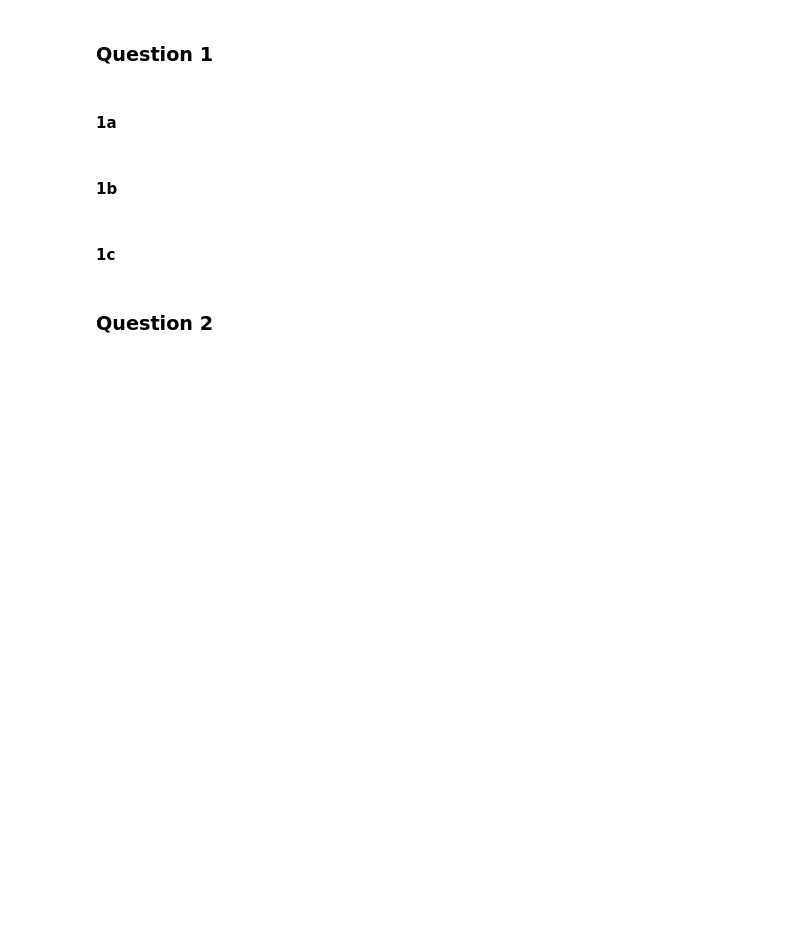
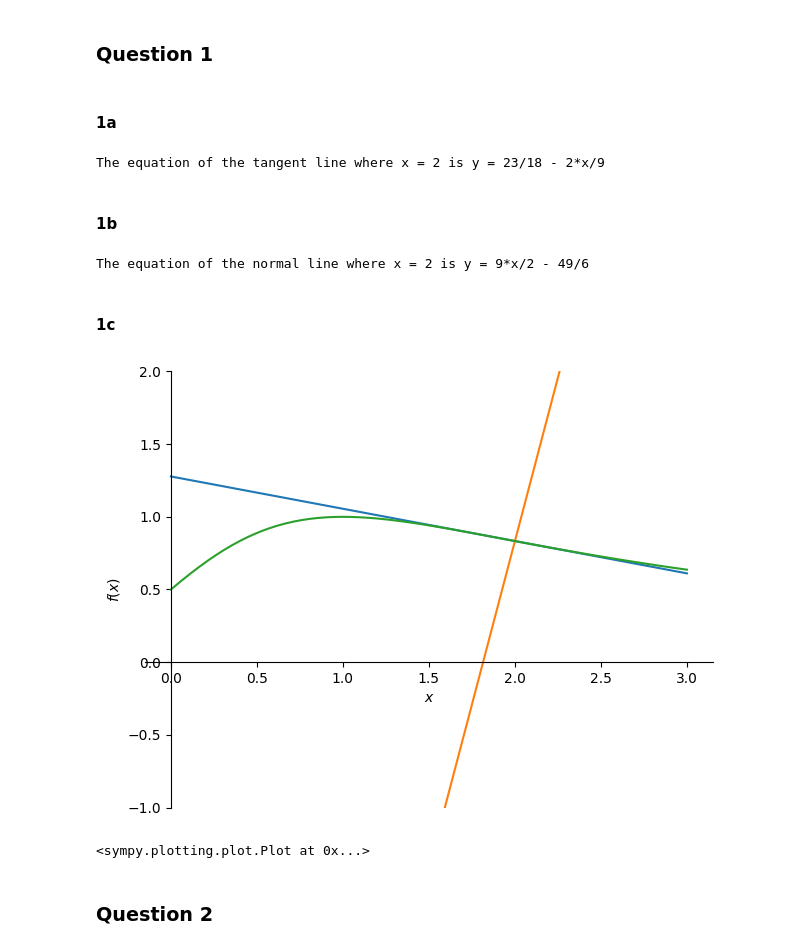
Before and after one commit to kleithegreat/second-brain, a Jupyter notebook: tamu/MATH 151/repos/Python Lab 4/Lab4temp_151_22C.ipynb, the cells around one changed output. Cells and saved outputs as stored; diff of their text form; code cells hidden in the pictures; blank space fills up the shorter version.

```diff
--- a/tamu/MATH 151/repos/Python Lab 4/Lab4temp_151_22C.ipynb
+++ b/tamu/MATH 151/repos/Python Lab 4/Lab4temp_151_22C.ipynb
@@ -11,14 +18,28 @@ from sympy.plotting import (plot,plot_parametric)
 #### 1a
 # %%
 #tangent line
+x, t, n = symbols('x, t, n')
+expr0 = (2 * x + 1) / (x ** 2 + 2)
+tangent = expr0.subs(x, 2) + diff(expr0, x).subs(x, 2) * (x - 2)
+print(f"The equation of the tangent line where x = 2 is y = {tangent}")
+# %% [output]
+The equation of the tangent line where x = 2 is y = 23/18 - 2*x/9
 # %% [markdown]
 #### 1b
 # %%
 #normal line
+normal = expr0.subs(x, 2) + -1 / (diff(expr0, x).subs(x, 2)) * (x - 2)
+print(f"The equation of the normal line where x = 2 is y = {normal}")
+# %% [output]
+The equation of the normal line where x = 2 is y = 9*x/2 - 49/6
 # %% [markdown]
 #### 1c
 # %%
 #graph
+plot((tangent, (x, 0, 3)), (normal, (x, 0, 3)), (expr0, (x, 0, 3)), ylim = (-1, 2))
+# %% [output]
+[figure, added]
+<sympy.plotting.plot.Plot at 0x...>
 # %% [markdown]
 ### Question 2
 # %% [markdown]
```
Also changed, not shown: parts of 11 cells of this notebook, 1 other file.
